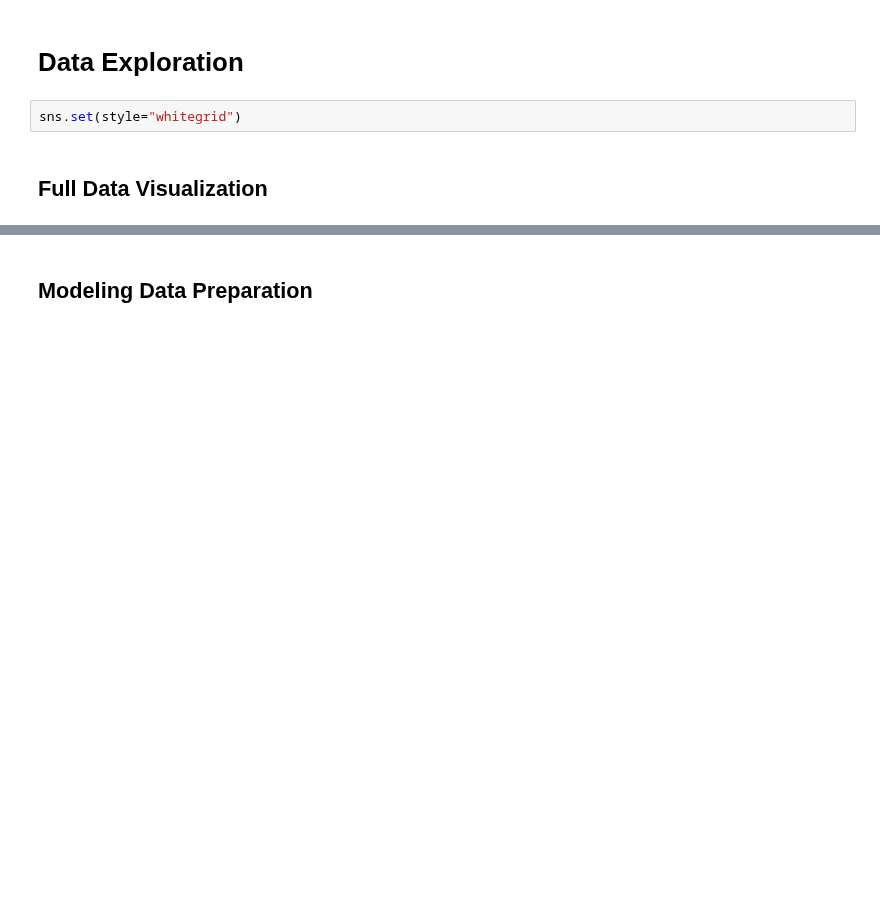
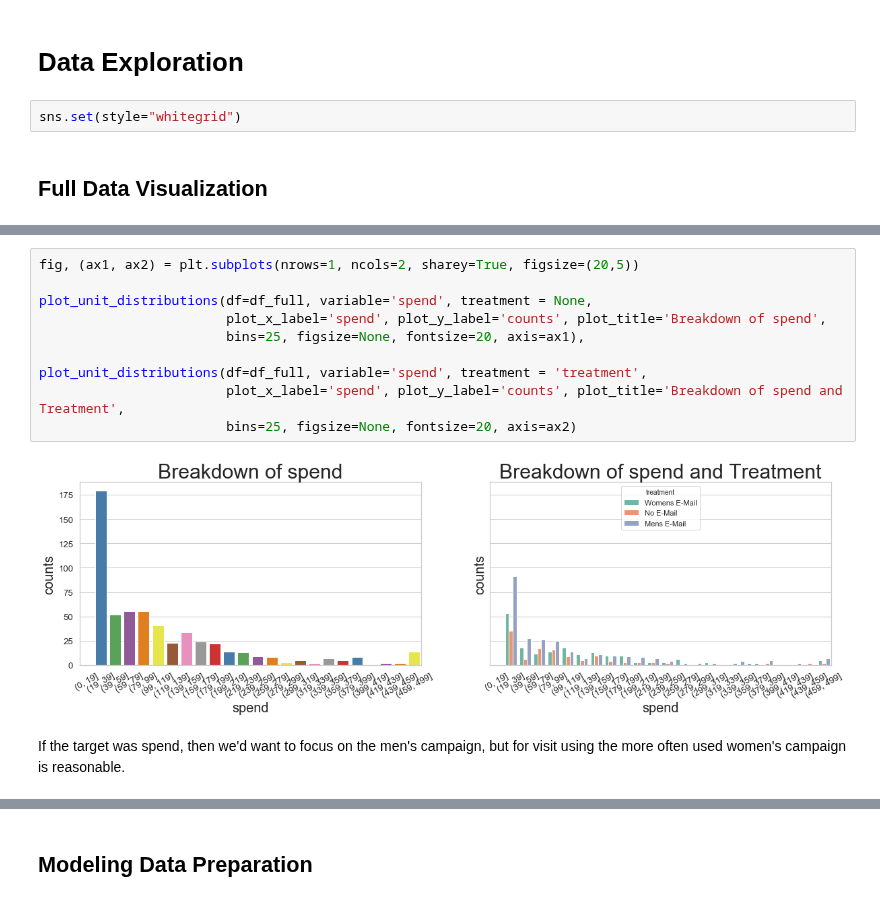
Before and after one commit to andrewtavis/causeinfer, a Jupyter notebook: examples/business_hilstrom.ipynb, the cells around one changed output, grey strips where cells are left out. Drawn from its saved outputs; the diff is of its cells as text; blank space fills up the shorter version.

```diff
--- a/examples/business_hilstrom.ipynb
+++ b/examples/business_hilstrom.ipynb
@@ -89,0 +119,14 @@ plot_unit_distributions(df=df_full, variable='variable', treatment = 'treatment'
+# %%
+fig, (ax1, ax2) = plt.subplots(nrows=1, ncols=2, sharey=True, figsize=(20,5))
+
+plot_unit_distributions(df=df_full, variable='spend', treatment = None,
+                        plot_x_label='spend', plot_y_label='counts', plot_title='Breakdown of spend',
+                        bins=25, figsize=None, fontsize=20, axis=ax1),
+
+plot_unit_distributions(df=df_full, variable='spend', treatment = 'treatment',
+                        plot_x_label='spend', plot_y_label='counts', plot_title='Breakdown of spend and Treatment',
+                        bins=25, figsize=None, fontsize=20, axis=ax2)
+# %% [output]
+[figure, added]
+# %% [markdown]
+If the target was spend, then we'd want to focus on the men's campaign, but for visit using the more often used women's campaign is reasonable.
```
Also changed, not shown: parts of 42 cells of this notebook, 5 other files.
